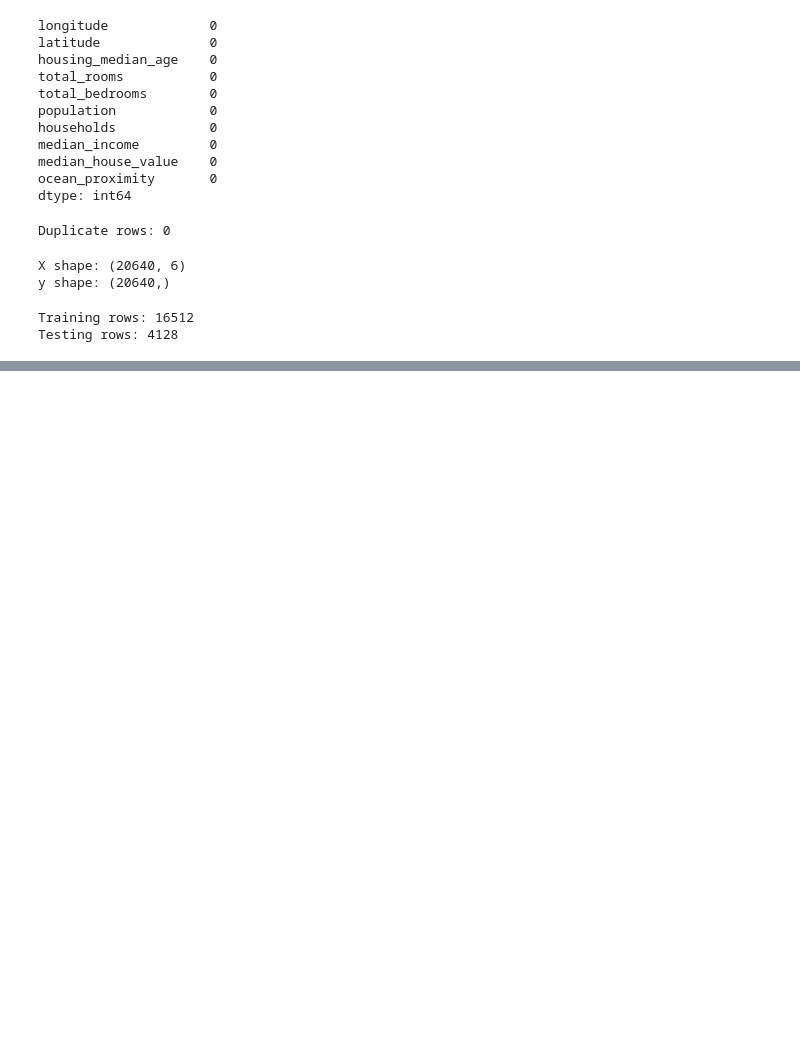
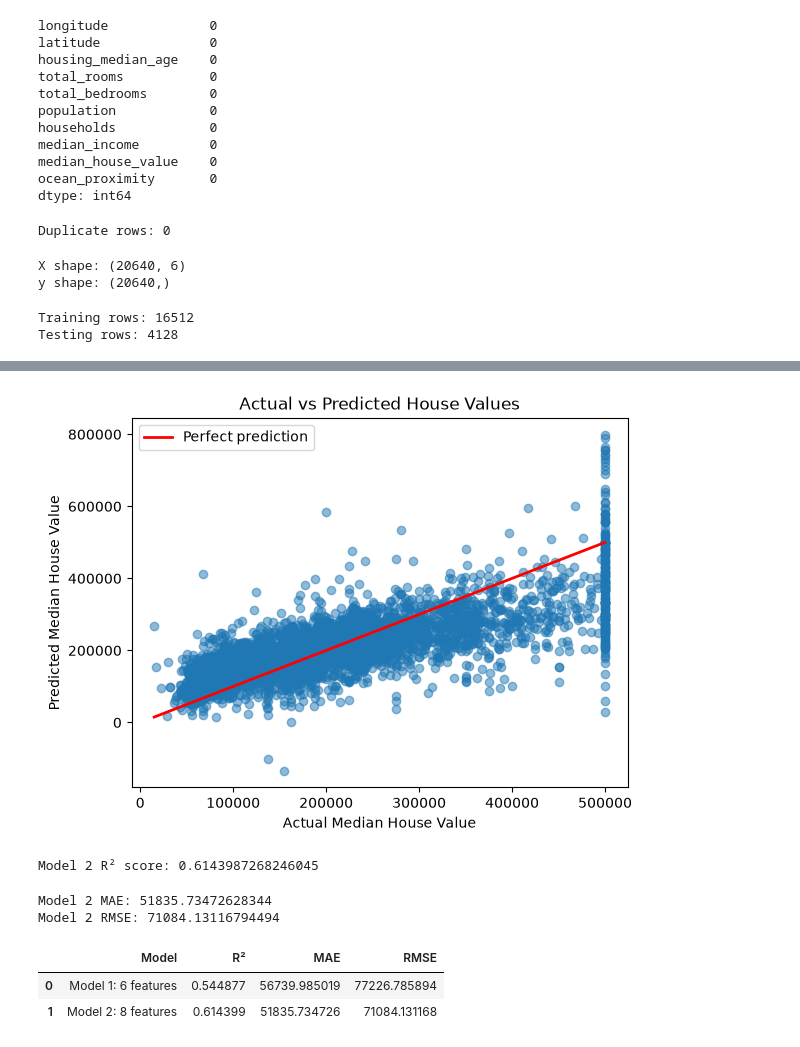
Before and after one commit to divyadn-analytics/SQL-Practice, a Jupyter notebook: housing_predictprice.ipynb, the cells around one changed output, grey strips where cells are left out. Saved outputs shown, nothing was run; the diff lists cells and outputs as text; code cells hidden in the pictures; blank space fills up the shorter version.

```diff
--- a/housing_predictprice.ipynb
+++ b/housing_predictprice.ipynb
@@ -128,0 +219,67 @@ model.fit(X_train, y_train)
+# %%
+plt.scatter(y_test, y_pred, alpha=0.5)
+
+plt.plot(
+    [y_test.min(), y_test.max()],
+    [y_test.min(), y_test.max()],
+    color='red',
+    linewidth=2,
+    label='Perfect prediction'
+)
+
+plt.xlabel("Actual Median House Value")
+plt.ylabel("Predicted Median House Value")
+plt.title("Actual vs Predicted House Values")
+plt.legend()
+
+plt.show()
+# %% [output]
+[figure, added]
+# %%
+X2 = df[[
+    'longitude',
+    'latitude',
+    'housing_median_age',
+    'total_rooms',
+    'total_bedrooms',
+    'population',
+    'households',
+    'median_income'
+]]
+
+X2_train, X2_test, y2_train, y2_test = train_test_split(
+    X2, y, test_size=0.2, random_state=42
+)
+
+model2 = LinearRegression()
+model2.fit(X2_train, y2_train)
+
+y2_pred = model2.predict(X2_test)
+
+r2_model2 = r2_score(y2_test, y2_pred)
+
+print("Model 2 R² score:", r2_model2)
+# %% [output]
+Model 2 R² score: 0.6143987268246045
+# %%
+mae_model2 = mean_absolute_error(y2_test, y2_pred)
+rmse_model2 = mean_squared_error(y2_test, y2_pred) ** 0.5
+
+print("Model 2 MAE:", mae_model2)
+print("Model 2 RMSE:", rmse_model2)
+# %% [output]
+Model 2 MAE: 51835.73472628344
+Model 2 RMSE: 71084.13116794494
+# %%
+comparison = pd.DataFrame({
+    'Model': ['Model 1: 6 features', 'Model 2: 8 features'],
+    'R²': [r2, r2_model2],
+    'MAE': [mae, mae_model2],
+    'RMSE': [rmse, rmse_model2]
+})
+
+comparison
+# %% [output]
+|  | Model | R² | MAE | RMSE |
+| 0 | Model 1: 6 features | 0.544877 | 56739.985019 | 77226.785894 |
+| 1 | Model 2: 8 features | 0.614399 | 51835.734726 | 71084.131168 |
```
Also changed, not shown: parts of 15 cells of this notebook.
